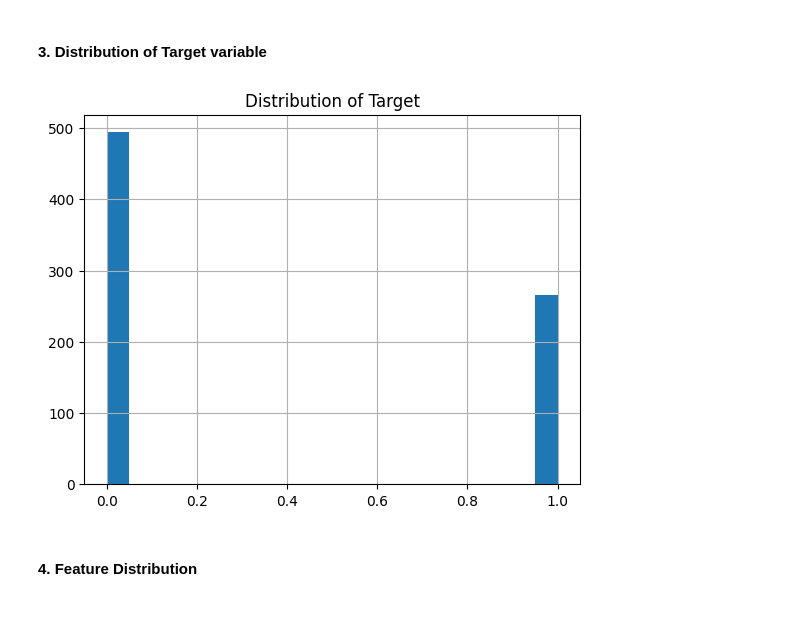
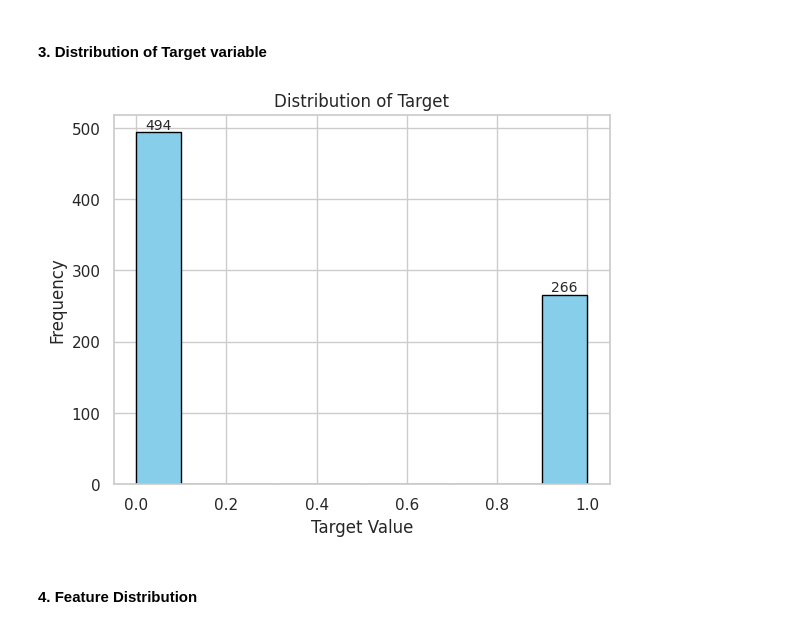
Before and after one commit to Kanika1201/ML-Project-2, a Jupyter notebook: Part1_All_Steps.ipynb, the cells around one changed output. Cells and saved outputs as stored; diff of their text form; code cells hidden in the pictures.

```diff
--- a/Part1_All_Steps.ipynb
+++ b/Part1_All_Steps.ipynb
@@ -120,13 +120,19 @@ plt.show()
 [figure]
 # %% [markdown]
 #### 3. Distribution of Target variable
-# %%
-plt.hist(df['target'], bins=20)
-plt.grid()
-plt.title('Distribution of Target')
-plt.show()
-# %% [output]
-[figure, removed]
+# %%
+counts, bins, patches = plt.hist(df['target'], color='skyblue', edgecolor='black')
+for count, x in zip(counts, bins):
+    if count>0:
+      bin_width = bins[1] - bins[0]
+      plt.text(x + bin_width / 2, count, int(count), ha='center', va='bottom', fontsize=10)
+
+plt.title('Distribution of Target')
+plt.xlabel('Target Value')
+plt.ylabel('Frequency')
+plt.show()
+# %% [output]
+[figure, added]
 # %% [markdown]
 #### 4. Feature Distribution
 # %%
```
Also changed, not shown: parts of 2 cells of this notebook.
